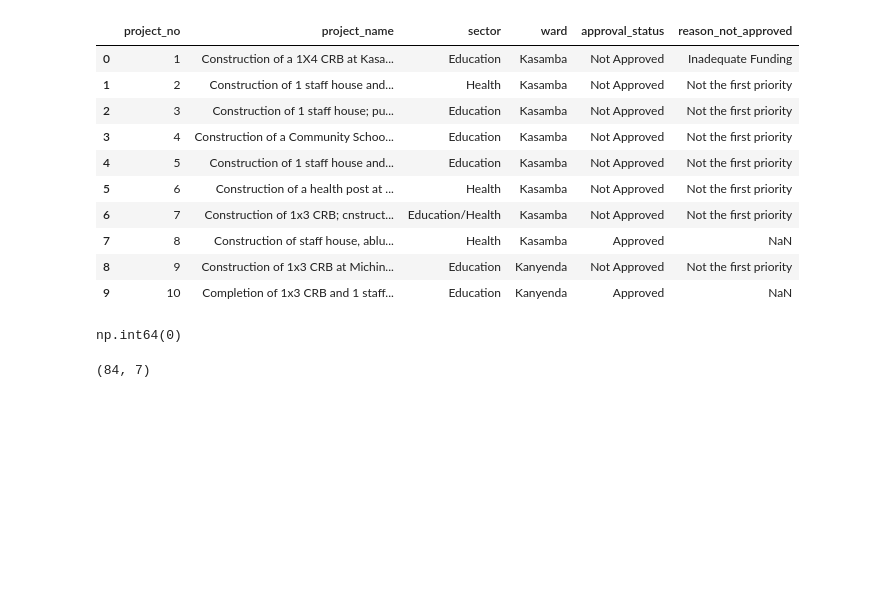
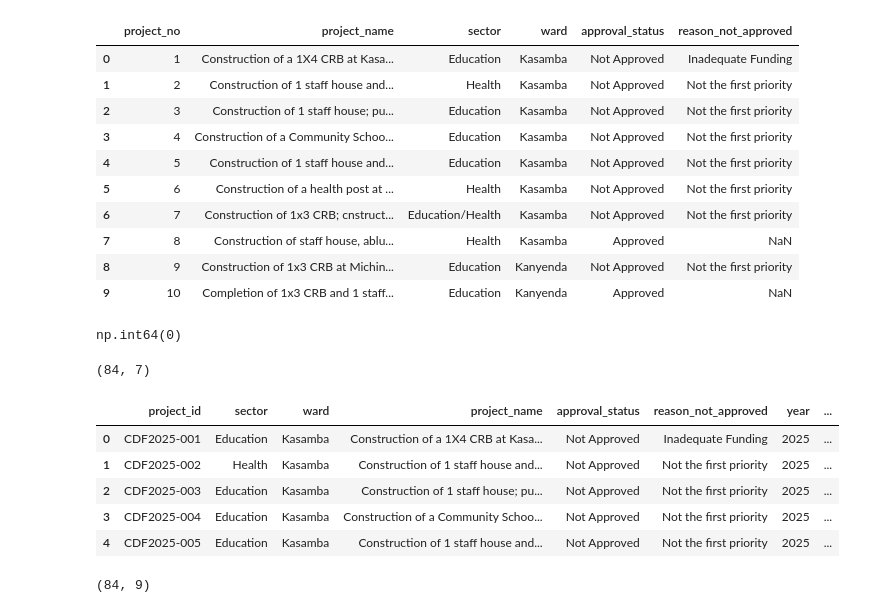
Before and after one commit to Sandie17-goodie/CSC4792_Group26_Mpongwe, a Jupyter notebook: notebooks/group26_mpongwe_dataset_creation.ipynb, the cells around one changed output. Cells and saved outputs as stored; diff of their text form; code cells hidden in the pictures; blank space fills up the shorter version.

```diff
--- a/notebooks/group26_mpongwe_dataset_creation.ipynb
+++ b/notebooks/group26_mpongwe_dataset_creation.ipynb
@@ -1530,3 +1530,42 @@ np.int64(0)
 parsed_df.shape
 # %% [output]
 (84, 7)
+# %%
+parsed_df["project_id"] = parsed_df["project_no"].apply(
+    lambda x: f"CDF2025-{int(x):03d}"
+)
+
+parsed_df["year"] = 2025
+
+parsed_df["source_document"] = (
+    "Mpongwe 2025 Approved and Unapproved CDF Community Projects"
+)
+
+parsed_df["source_url"] = source_url
+# %%
+final_df = parsed_df[
+    [
+        "project_id",
+        "sector",
+        "ward",
+        "project_name",
+        "approval_status",
+        "reason_not_approved",
+        "year",
+        "source_document",
+        "source_url"
+    ]
+]
+# %%
+final_df.head()
+# %% [output]
+|  | project_id | sector | ward | project_name | approval_status | reason_not_approved | year | ... |
+| 0 | CDF2025-001 | Education | Kasamba | Construction of a 1X4 CRB at Kasa... | Not Approved | Inadequate Funding | 2025 | ... |
+| 1 | CDF2025-002 | Health | Kasamba | Construction of 1 staff house and... | Not Approved | Not the first priority | 2025 | ... |
+| 2 | CDF2025-003 | Education | Kasamba | Construction of 1 staff house; pu... | Not Approved | Not the first priority | 2025 | ... |
+| 3 | CDF2025-004 | Education | Kasamba | Construction of a Community Schoo... | Not Approved | Not the first priority | 2025 | ... |
+| 4 | CDF2025-005 | Education | Kasamba | Construction of 1 staff house and... | Not Approved | Not the first priority | 2025 | ... |
+# %%
+final_df.shape
+# %% [output]
+(84, 9)
```
Also changed, not shown: parts of 3 cells of this notebook.
